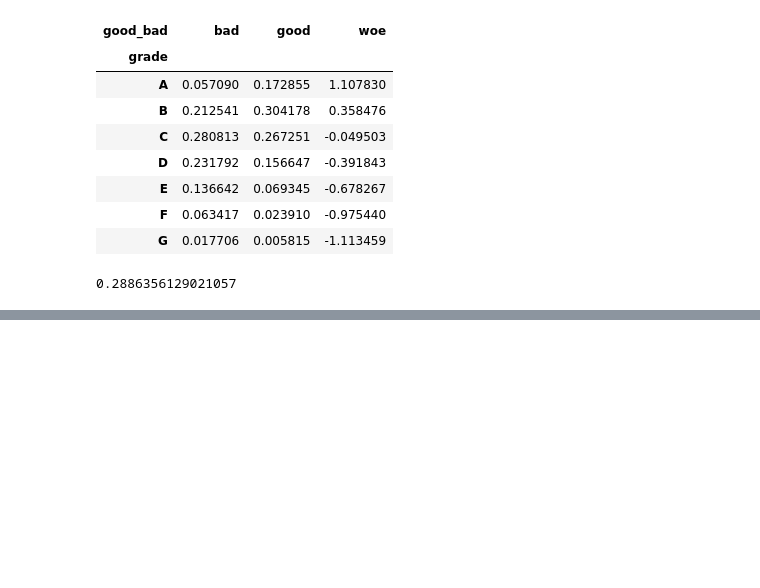
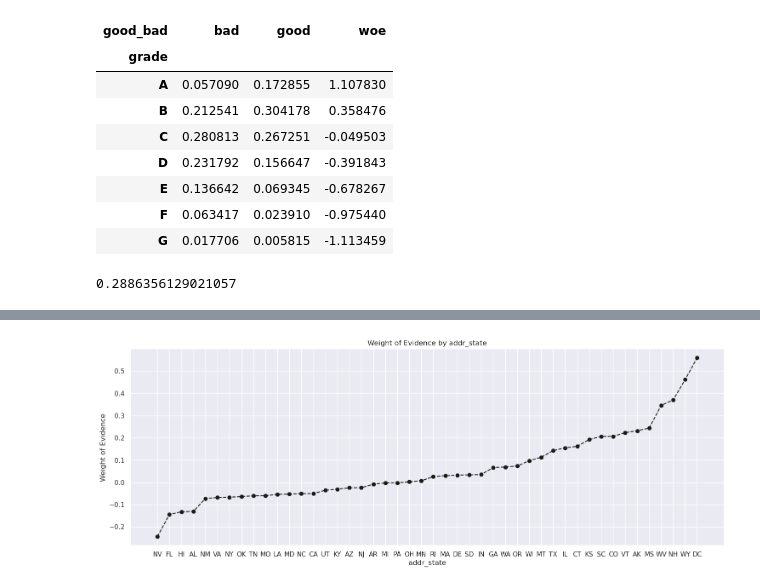
Before and after one commit to pbdanny/PythonProject, a Jupyter notebook: credit_risk_modeling/notebook/CreditRiskModeling_Preparation_4.ipynb, the cells around one changed output, grey strips where cells are left out. Cells and saved outputs as stored; diff of their text form; code cells hidden in the pictures; blank space fills up the shorter version.

```diff
--- a/credit_risk_modeling/notebook/CreditRiskModeling_Preparation_4.ipynb
+++ b/credit_risk_modeling/notebook/CreditRiskModeling_Preparation_4.ipynb
@@ -421,0 +563,4 @@ inf_val
+# %%
+plot_by_woe(df_temp.iloc[2:-2, :])
+# %% [output]
+[figure, added]
```
Also changed, not shown: parts of 33 cells of this notebook.
